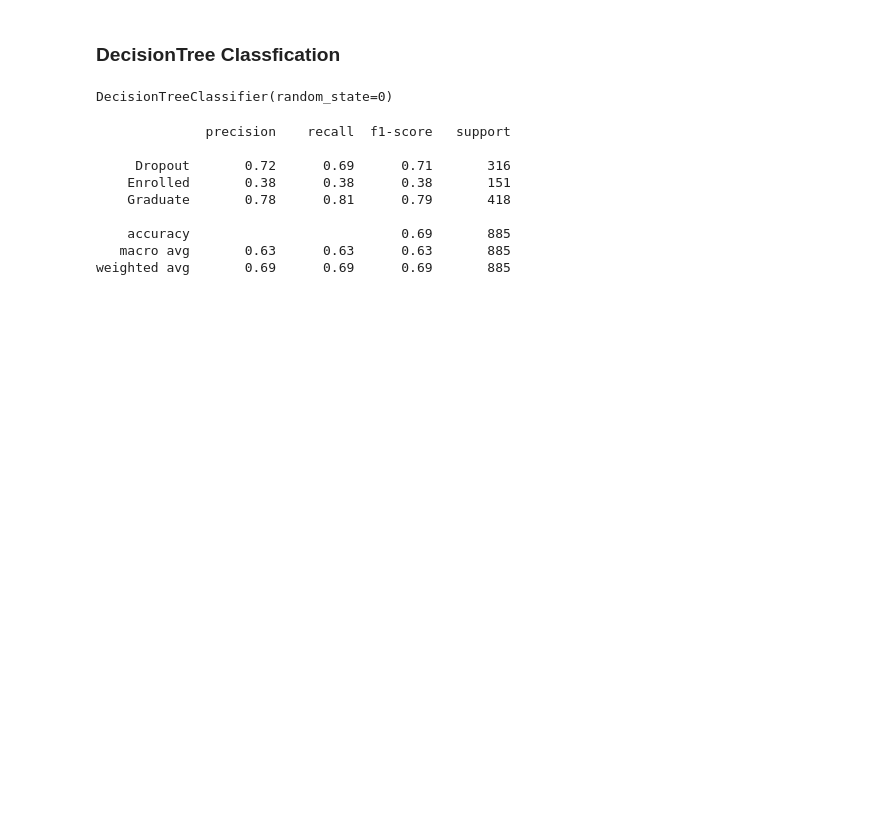
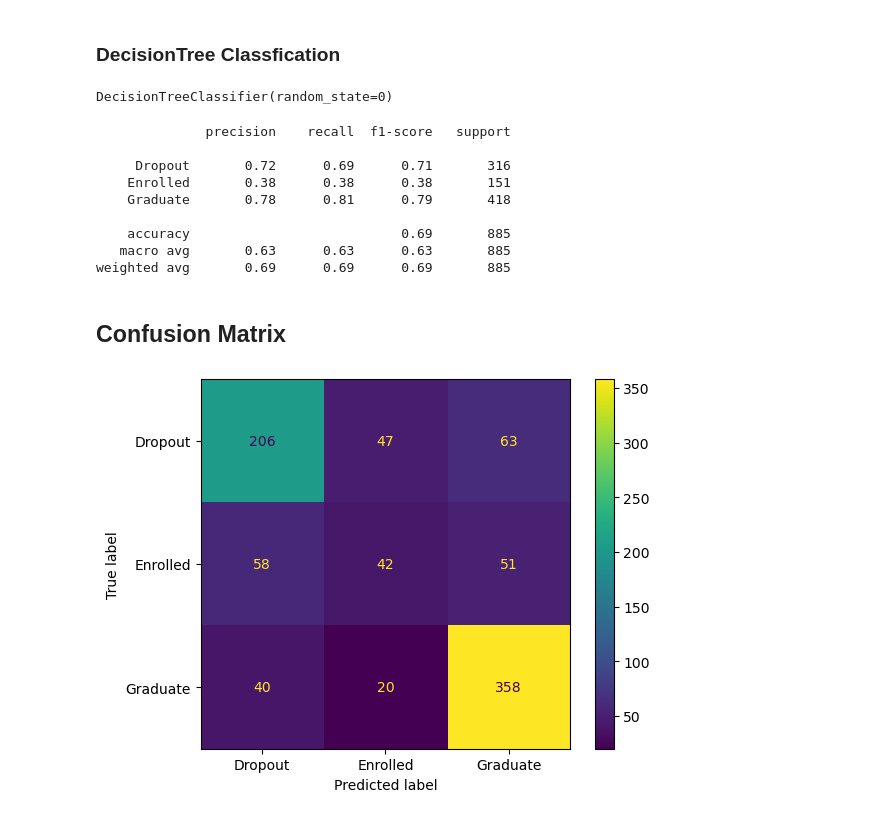
Before and after one commit to DEVMorningCoffee/Spotify-Student-Dataset, a Jupyter notebook: student_dataset.ipynb, the cells around one changed output. Cells and saved outputs as stored; diff of their text form; code cells hidden in the pictures; blank space fills up the shorter version.

Commit message:
create the confusion matrix for decisiontree and knn

```diff
--- a/student_dataset.ipynb
+++ b/student_dataset.ipynb
@@ -191,3 +191,13 @@ print(classification_report(y_test, dt_predict))
     accuracy                           0.69       885
    macro avg       0.63      0.63      0.63       885
 weighted avg       0.69      0.69      0.69       885
+# %% [markdown]
+## Confusion Matrix
+# %%
+# KNN Confusion Matrix
+cm = confusion_matrix(y_test, knn_predict, labels=model_knn.classes_)
+disp = ConfusionMatrixDisplay(confusion_matrix=cm, display_labels=model_knn.classes_)
+disp.plot()
+plt.show()
+# %% [output]
+[figure, added]
```
Also changed, not shown: parts of 1 cell of this notebook.
